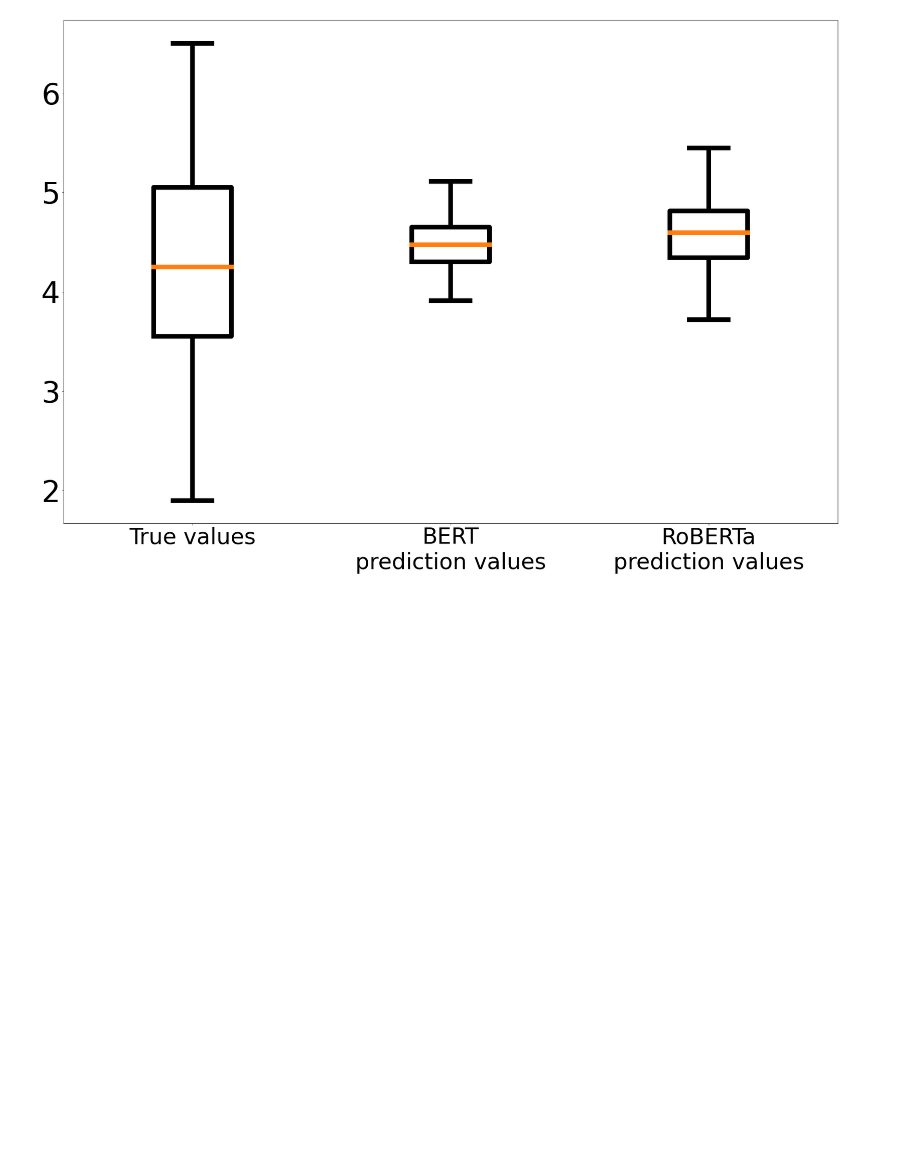
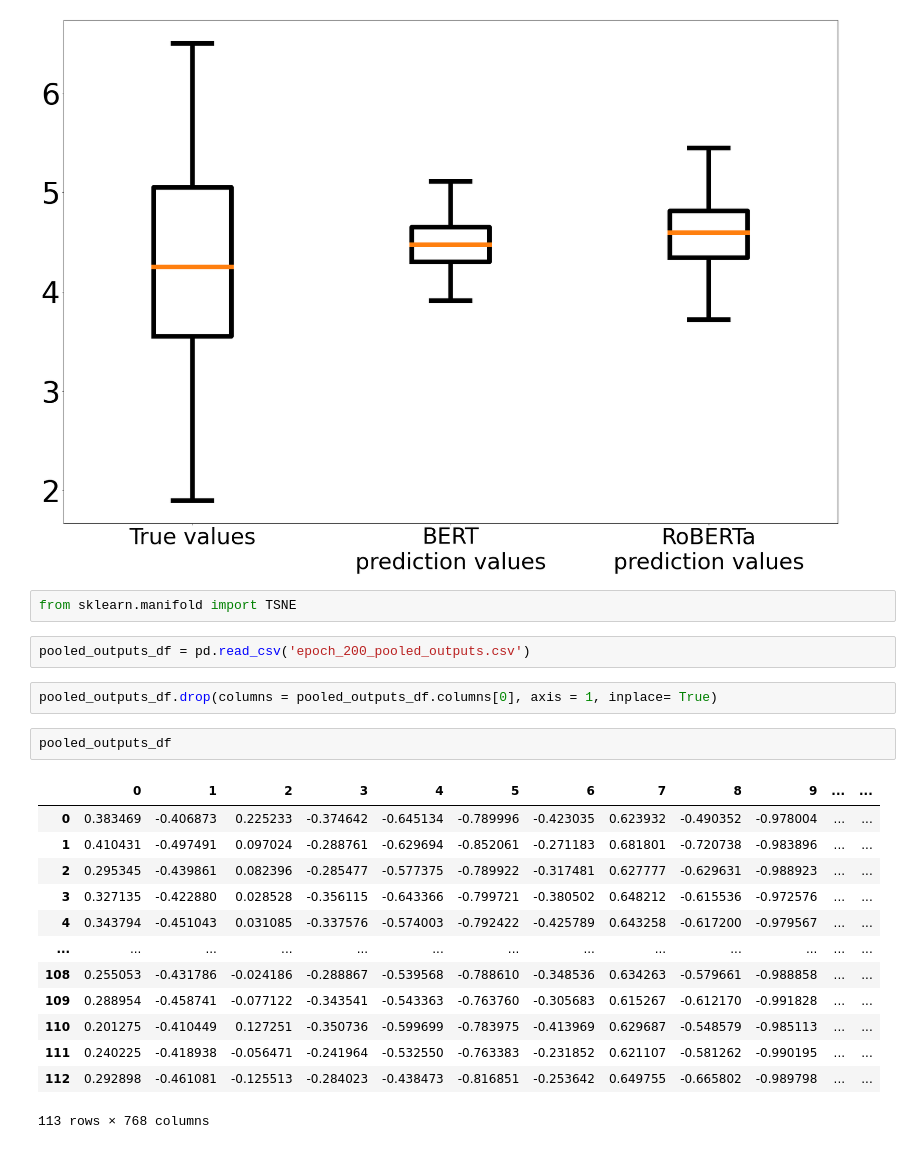
Before and after one commit to tr0up2r/satisfaction-classifier-with-xai, a Jupyter notebook: plotting.ipynb, the cells around one changed output. Drawn from its saved outputs; the diff is of its cells as text; blank space fills up the shorter version.

```diff
--- a/plotting.ipynb
+++ b/plotting.ipynb
@@ -98,3 +99,25 @@ xlabel = [f"True values", f"BERT\nprediction values", f"RoBERTa\nprediction valu
 boxplot(result_list, '', xlabel, '', [1, 2, 3], 48, 64)
 # %% [output]
 [figure]
+# %%
+from sklearn.manifold import TSNE
+# %%
+pooled_outputs_df = pd.read_csv('epoch_200_pooled_outputs.csv')
+# %%
+pooled_outputs_df.drop(columns = pooled_outputs_df.columns[0], axis = 1, inplace= True)
+# %%
+pooled_outputs_df
+# %% [output]
+|  | 0 | 1 | 2 | 3 | 4 | 5 | 6 | 7 | 8 | 9 | ... | ... |
+| 0 | 0.383469 | -0.406873 | 0.225233 | -0.374642 | -0.645134 | -0.789996 | -0.423035 | 0.623932 | -0.490352 | -0.978004 | ... | ... |
+| 1 | 0.410431 | -0.497491 | 0.097024 | -0.288761 | -0.629694 | -0.852061 | -0.271183 | 0.681801 | -0.720738 | -0.983896 | ... | ... |
+| 2 | 0.295345 | -0.439861 | 0.082396 | -0.285477 | -0.577375 | -0.789922 | -0.317481 | 0.627777 | -0.629631 | -0.988923 | ... | ... |
+| 3 | 0.327135 | -0.422880 | 0.028528 | -0.356115 | -0.643366 | -0.799721 | -0.380502 | 0.648212 | -0.615536 | -0.972576 | ... | ... |
+| 4 | 0.343794 | -0.451043 | 0.031085 | -0.337576 | -0.574003 | -0.792422 | -0.425789 | 0.643258 | -0.617200 | -0.979567 | ... | ... |
+| ... | ... | ... | ... | ... | ... | ... | ... | ... | ... | ... | ... | ... |
+| 108 | 0.255053 | -0.431786 | -0.024186 | -0.288867 | -0.539568 | -0.788610 | -0.348536 | 0.634263 | -0.579661 | -0.988858 | ... | ... |
+| 109 | 0.288954 | -0.458741 | -0.077122 | -0.343541 | -0.543363 | -0.763760 | -0.305683 | 0.615267 | -0.612170 | -0.991828 | ... | ... |
+| 110 | 0.201275 | -0.410449 | 0.127251 | -0.350736 | -0.599699 | -0.783975 | -0.413969 | 0.629687 | -0.548579 | -0.985113 | ... | ... |
+| 111 | 0.240225 | -0.418938 | -0.056471 | -0.241964 | -0.532550 | -0.763383 | -0.231852 | 0.621107 | -0.581262 | -0.990195 | ... | ... |
+| 112 | 0.292898 | -0.461081 | -0.125513 | -0.284023 | -0.438473 | -0.816851 | -0.253642 | 0.649755 | -0.665802 | -0.989798 | ... | ... |
+113 rows × 768 columns
```
Also changed, not shown: parts of 7 cells of this notebook, 1 other file.
